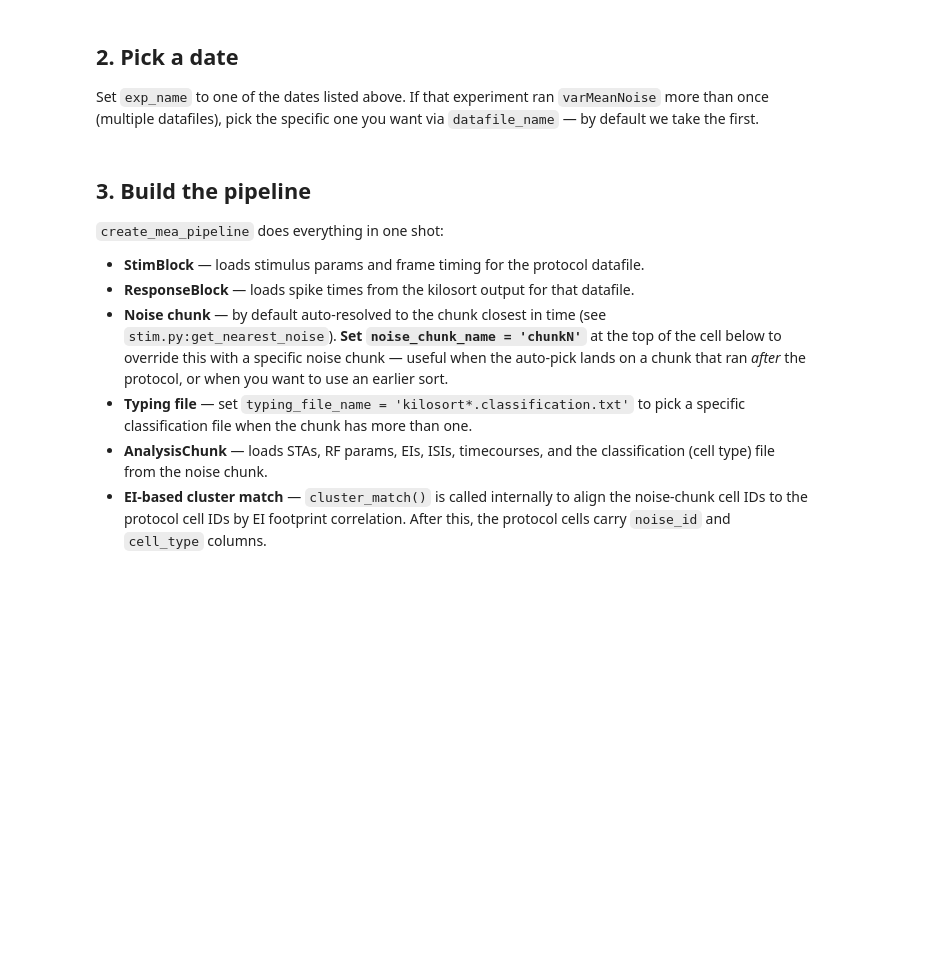
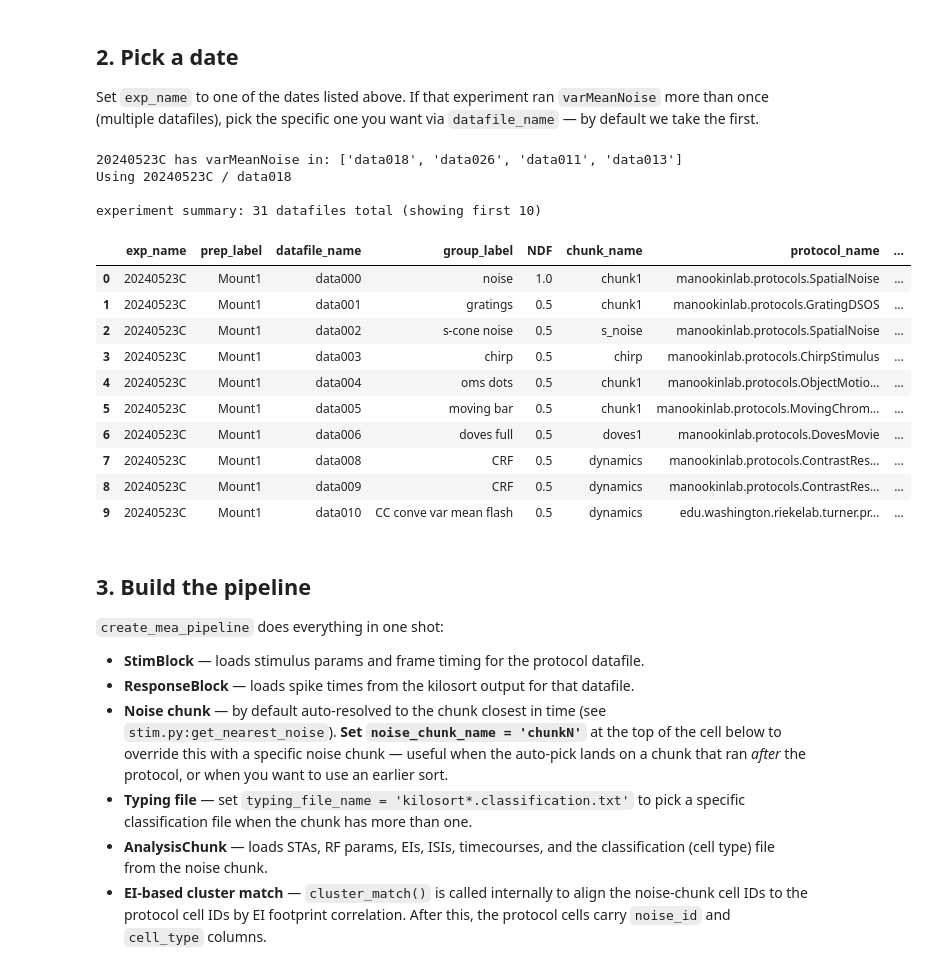
Before and after one commit to chrischen2/retinanalysis, a Jupyter notebook: demos/chrisMain.ipynb, the cells around one changed output. Drawn from its saved outputs; the diff is of its cells as text; code cells hidden in the pictures; blank space fills up the shorter version.

```diff
--- a/demos/chrisMain.ipynb
+++ b/demos/chrisMain.ipynb
@@ -71,22 +69,38 @@ Found 23 experiments, 32 epoch blocks.
 
 Set `exp_name` to one of the dates listed above. If that experiment ran `varMeanNoise` more than once (multiple datafiles), pick the specific one you want via `datafile_name` — by default we take the first.
 # %%
-exp_name = exp_search['exp_name'].iloc[0]   # <-- EDIT ME to pick a different date
+exp_name = exp_search['exp_name'].iloc[14]   # <-- EDIT ME to pick a different date
 
 datafiles_for_exp = exp_search.query('exp_name == @exp_name')['datafile_name'].values
 print(f'{exp_name} has varMeanNoise in: {list(datafiles_for_exp)}')
 
 datafile_name = datafiles_for_exp[0]        # <-- EDIT ME if more than one datafile
 print(f'Using {exp_name} / {datafile_name}')
 
 # Summary of the chosen day, capped at SUMMARY_HEAD_N rows so long experiments
 # don't blow up the notebook output. Increase the cap if you need to inspect
 # more rows (or call ra.get_exp_summary(exp_name) directly to see all of them).
 SUMMARY_HEAD_N = 10
 _sum_df = ra.get_exp_summary(exp_name)
 print(f'\nexperiment summary: {len(_sum_df)} datafiles total '
       f'(showing first {min(SUMMARY_HEAD_N, len(_sum_df))})')
 display(_sum_df.head(SUMMARY_HEAD_N))
+# %% [output]
+20240523C has varMeanNoise in: ['data018', 'data026', 'data011', 'data013']
+Using 20240523C / data018
+
+experiment summary: 31 datafiles total (showing first 10)
+|  | exp_name | prep_label | datafile_name | group_label | NDF | chunk_name | protocol_name | ... |
+| 0 | 20240523C | Mount1 | data000 | noise | 1.0 | chunk1 | manookinlab.protocols.SpatialNoise | ... |
+| 1 | 20240523C | Mount1 | data001 | gratings | 0.5 | chunk1 | manookinlab.protocols.GratingDSOS | ... |
+| 2 | 20240523C | Mount1 | data002 | s-cone noise | 0.5 | s_noise | manookinlab.protocols.SpatialNoise | ... |
+| 3 | 20240523C | Mount1 | data003 | chirp | 0.5 | chirp | manookinlab.protocols.ChirpStimulus | ... |
+| 4 | 20240523C | Mount1 | data004 | oms dots | 0.5 | chunk1 | manookinlab.protocols.ObjectMotio... | ... |
+| 5 | 20240523C | Mount1 | data005 | moving bar | 0.5 | chunk1 | manookinlab.protocols.MovingChrom... | ... |
+| 6 | 20240523C | Mount1 | data006 | doves full | 0.5 | doves1 | manookinlab.protocols.DovesMovie | ... |
+| 7 | 20240523C | Mount1 | data008 | CRF | 0.5 | dynamics | manookinlab.protocols.ContrastRes... | ... |
+| 8 | 20240523C | Mount1 | data009 | CRF | 0.5 | dynamics | manookinlab.protocols.ContrastRes... | ... |
+| 9 | 20240523C | Mount1 | data010 | CC conve var mean flash | 0.5 | dynamics | edu.washington.riekelab.turner.pr... | ... |
 # %% [markdown]
 ## 3. Build the pipeline
 
```
Also changed, not shown: parts of 7 cells of this notebook, 2 other files.
